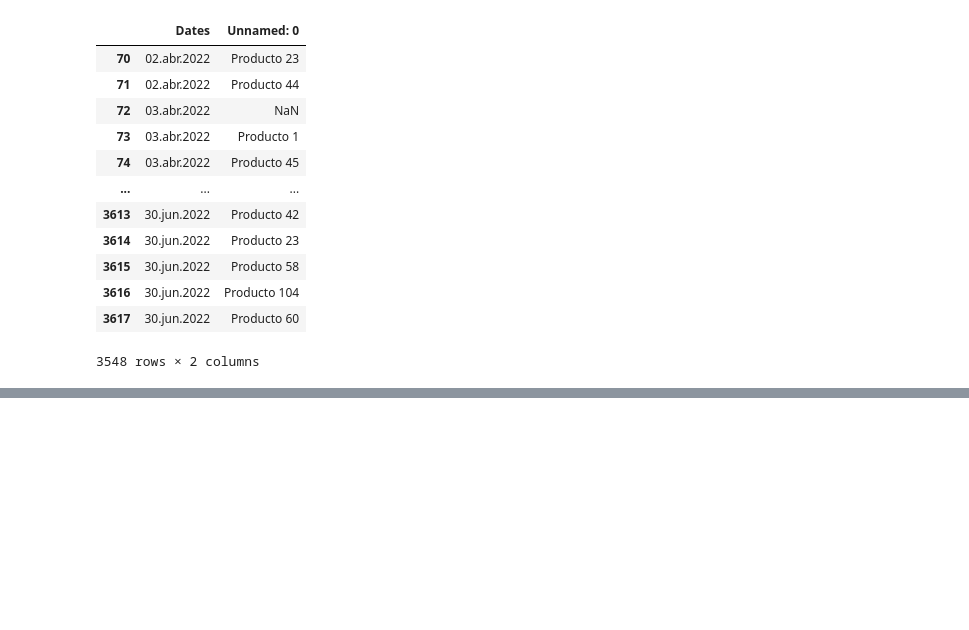
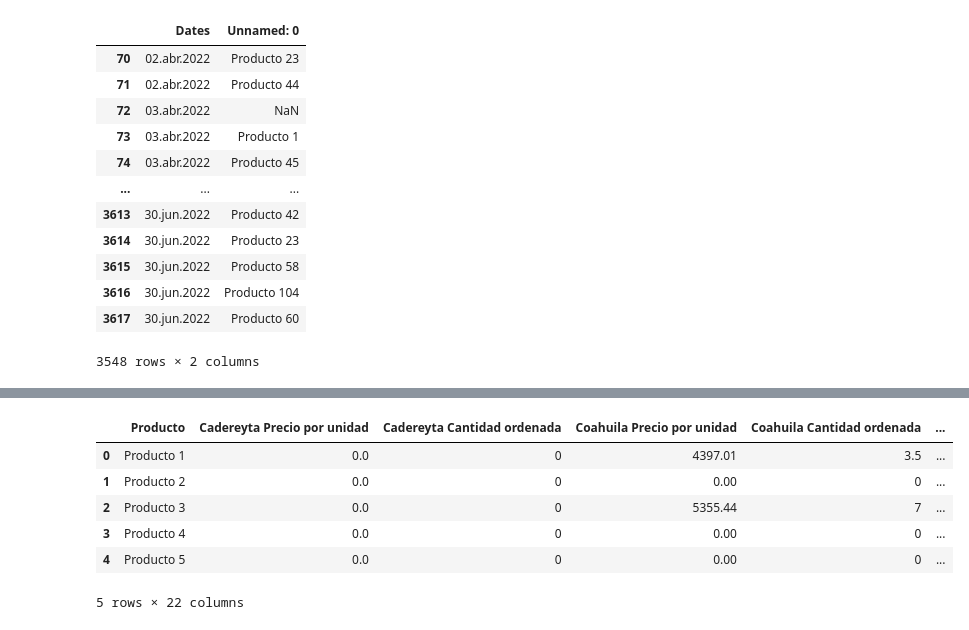
Before and after one commit to Racoo203/colchoncitos, a Jupyter notebook: FixingData.ipynb, the cells around one changed output, grey strips where cells are left out. Cells and saved outputs as stored; diff of their text form; code cells hidden in the pictures; blank space fills up the shorter version.

```diff
--- a/FixingData.ipynb
+++ b/FixingData.ipynb
@@ -91,6 +107,25 @@ df_working.drop([0,1,2], inplace=True)
 # %%
 df_working.reset_index(drop=True, inplace=True)
 df_working['Fecha'] = pd.to_datetime(df_working['Fecha'], format='%d.%b%Y')
+# %%
+def div(numerator, denominator):
+  return lambda row: 0.0 if row[denominator] == 0 else float(row[numerator]/row[denominator])
+# %%
+df_working.columns = df_working.columns.str.replace("Total libre de impuestos", "Precio por unidad")
+df_working.columns = df_working.columns.str.replace("Ctdad Ordenada", "Cantidad ordenada")
+# %%
+for i in range(1, len(df_working.columns)-1,2):
+    df_working[df_working.columns[i]] = df_working.apply(div(df_working.columns[i], df_working.columns[i+1]), axis=1)
+# %%
+df_working.head()
+# %% [output]
+|  | Producto | Cadereyta Precio por unidad | Cadereyta Cantidad ordenada | Coahuila Precio por unidad | Coahuila Cantidad ordenada | ... |
+| 0 | Producto 1 | 0.0 | 0 | 4397.01 | 3.5 | ... |
+| 1 | Producto 2 | 0.0 | 0 | 0.00 | 0 | ... |
+| 2 | Producto 3 | 0.0 | 0 | 5355.44 | 7 | ... |
+| 3 | Producto 4 | 0.0 | 0 | 0.00 | 0 | ... |
+| 4 | Producto 5 | 0.0 | 0 | 0.00 | 0 | ... |
+5 rows × 22 columns
 # %%
 #Save the df
 df_working.to_csv("WorkingDB.csv" , index=False)
```
Also changed, not shown: parts of 4 cells of this notebook, 2 other files.
